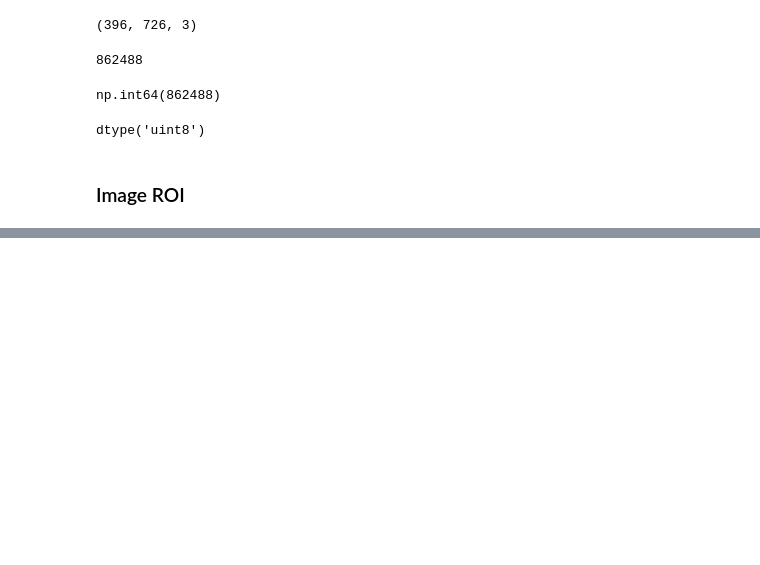
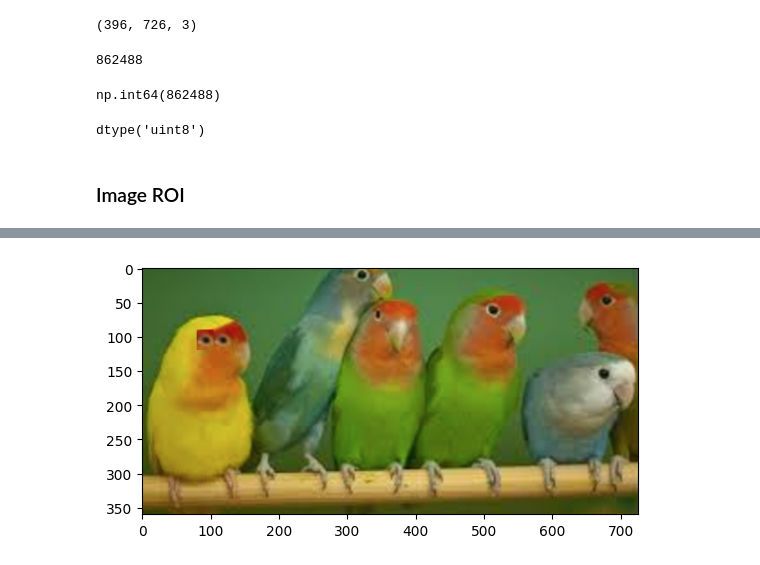
Before and after one commit to damiansp/cpu_vis, a Jupyter notebook: tutorials/open_cv/02_core_operations/01_basic_img_ops.ipynb, the cells around one changed output, grey strips where cells are left out. Cells and saved outputs as stored; diff of their text form; code cells hidden in the pictures; blank space fills up the shorter version.

```diff
--- a/tutorials/open_cv/02_core_operations/01_basic_img_ops.ipynb
+++ b/tutorials/open_cv/02_core_operations/01_basic_img_ops.ipynb
@@ -60,0 +67,5 @@ dtype('uint8')
+# %%
+img = img[20:380, :, :]
+plt.imshow(img);
+# %% [output]
+[figure, added]
```
Also changed, not shown: parts of 12 cells of this notebook.
